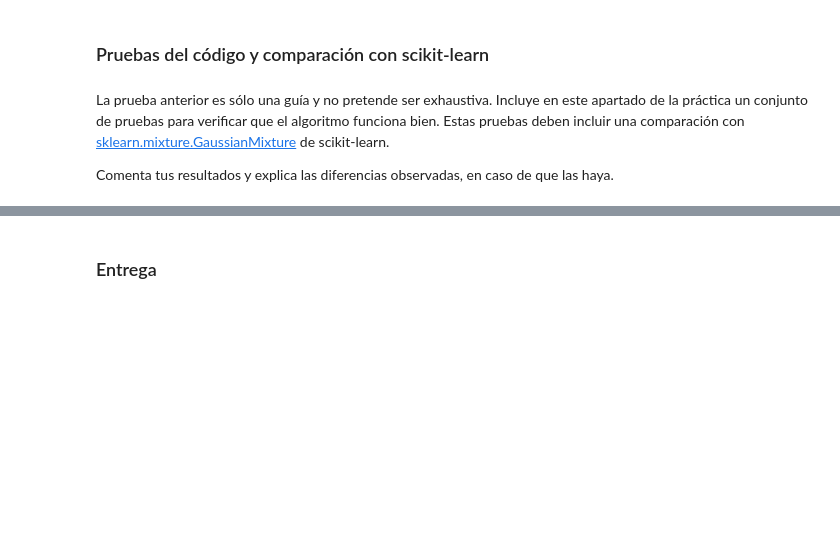
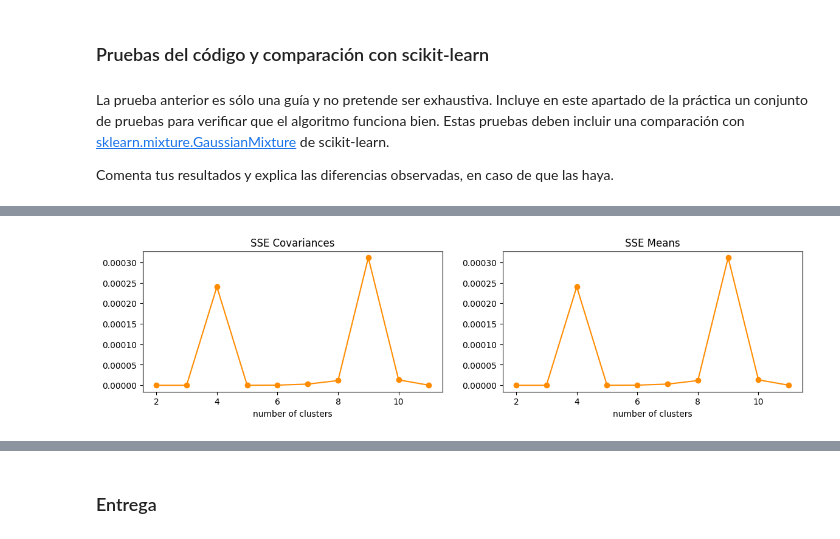
Before and after one commit to TomasDanielExpositoTorre/aprendizaje-automatico, a Jupyter notebook: P2/aa_p2.ipynb, the cells around one changed output, grey strips where cells are left out. Cells and saved outputs as stored; diff of their text form; code cells hidden in the pictures; blank space fills up the shorter version.

```diff
--- a/P2/aa_p2.ipynb
+++ b/P2/aa_p2.ipynb
@@ -275,0 +292,65 @@ for n in range(2,Ndimensions+1):
+# %%
+#GMM vs sklearn.GaussianMixture en múltiples dimensiones
+dims = 12
+samples = 1000
+components = 5
+
+sse_covars = []
+sse_means = []
+
+
+for dim in range(2,dims):
+    # Generar medias en distintas esquinas 2D
+    means = [[0,0], [10,0], [0,10], [-10, 0], [0, -10]]
+    covs = []
+    x = []
+
+    # Escalado de medias a dims dimensiones
+    for k in range(0, len(means)):
+        for i in range(2, dim):
+            means[k].append(0)
+
+    # Generación de datos
+    for i in range(0,components):
+        cov = np.random.uniform(low=-1.5, high=1.5, size=(dim,dim))
+        cov @= cov.T
+        covs.append(cov)
+
+        x.append(gaussian_sample_generator(dim=dim, n=int(samples/components), mean=means[i], cov=cov, seed=69))
+    x = np.concatenate(x, axis=0)
+
+    # Fit propio -> obtención de covarianzas y medias
+    gmm = GMM(num_components=components, num_iters=100, random_state=123)
+    gmm.fit(x)
+
+    # Fit sklearn -> obtención covarianzas y medias
+    gmm_ = GaussianMixture(components, max_iter=100, random_state=123)
+    gmm_.fit(x)
+
+    # Ordenado por esquina superior de covarianzas
+    p2i, ski = np.argsort(gmm.covariances[:, 0, 0]), np.argsort(gmm_.covariances_[:, 0, 0])
+    p2c, skc = gmm.covariances[p2i], gmm_.covariances_[ski]
+
+    # Ordenado por valor X de medias
+    p2i, ski = np.argsort(gmm.centers[:, 0]), np.argsort(gmm_.means_[:, 0])
+    p2m, skm = gmm.covariances[p2i], gmm_.covariances_[ski]
+
+    # Diferencias entre modelo propio y sklearn
+    sse_covars.append(np.sum(np.square(p2c-skc)))
+    sse_means.append(np.sum(np.square(p2m-skm)))
+
+
+fig = plt.figure(figsize=(14,3))
+
+ax = plt.subplot(1,2,1)
+plt.plot(range(2,dims), sse_covars, marker='o', color="darkorange")
+plt.xlabel('number of clusters')
+plt.title('SSE Covariances')
+
+ax = plt.subplot(1,2,2)
+plt.plot(range(2,dims), sse_means, marker='o', color="darkorange")
+plt.xlabel('number of clusters')
+plt.title('SSE Means')
+plt.show()
+# %% [output]
+[figure, added]
```
Also changed, not shown: parts of 7 cells of this notebook, 1 other file.
